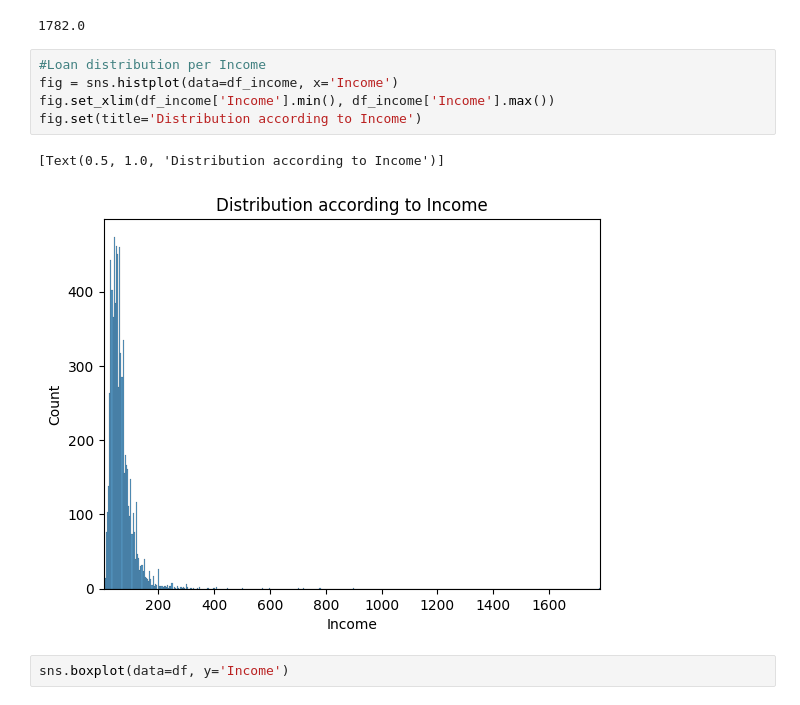
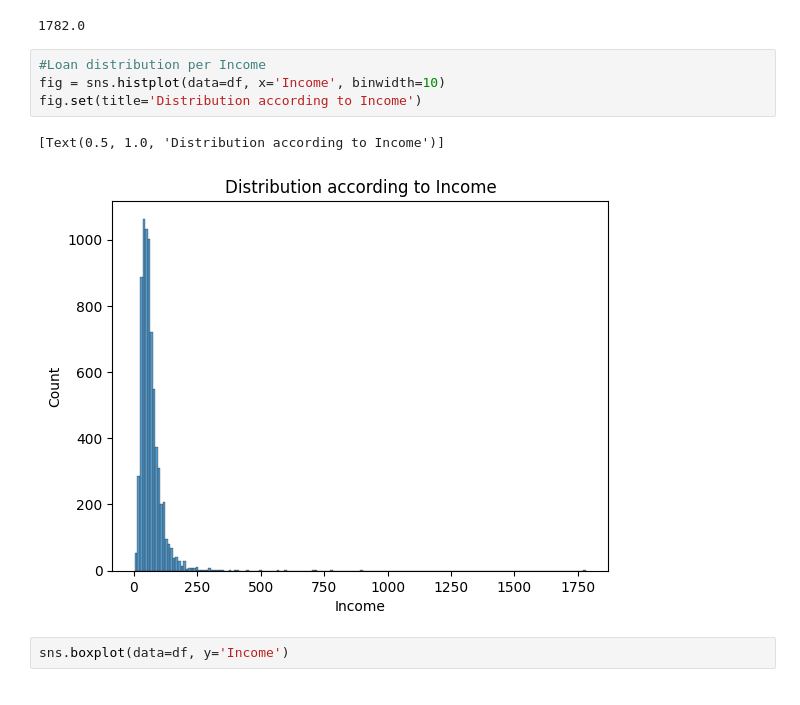
Before and after one commit to mulingwa/Loan_Risk_Prediction_Challenge_DATAMONDAYVIEWS, a Jupyter notebook: notebooks/Analysis.ipynb, the cells around one changed output. Drawn from its saved outputs; the diff is of its cells as text.

```diff
--- a/notebooks/Analysis.ipynb
+++ b/notebooks/Analysis.ipynb
@@ -174,12 +179,11 @@ df_income['Income'] = df_income['Income']/1000
 1782.0
 # %%
 #Loan distribution per Income
-fig = sns.histplot(data=df_income, x='Income')
-fig.set_xlim(df_income['Income'].min(), df_income['Income'].max())
+fig = sns.histplot(data=df, x='Income', binwidth=10)
 fig.set(title='Distribution according to Income')
 # %% [output]
 [Text(0.5, 1.0, 'Distribution according to Income')]
-[figure, old version]
+[figure, new version]
 # %%
 sns.boxplot(data=df, y='Income')
 # %% [output]
```
Also changed, not shown: parts of 4 cells of this notebook.
